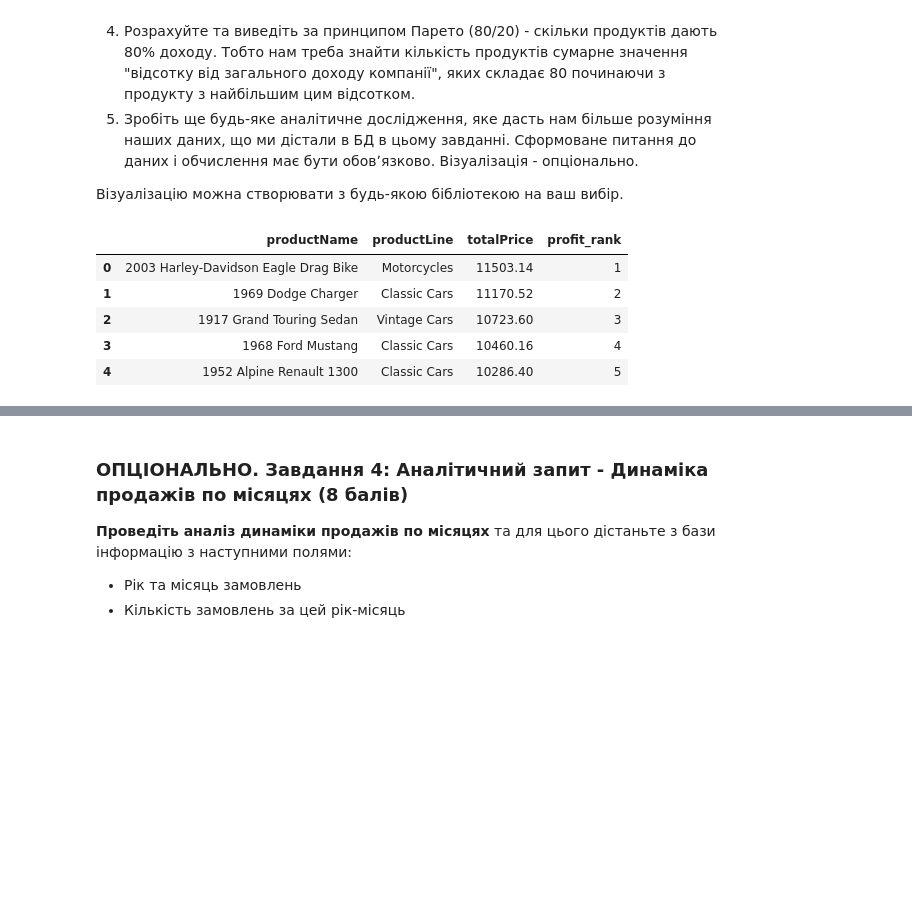
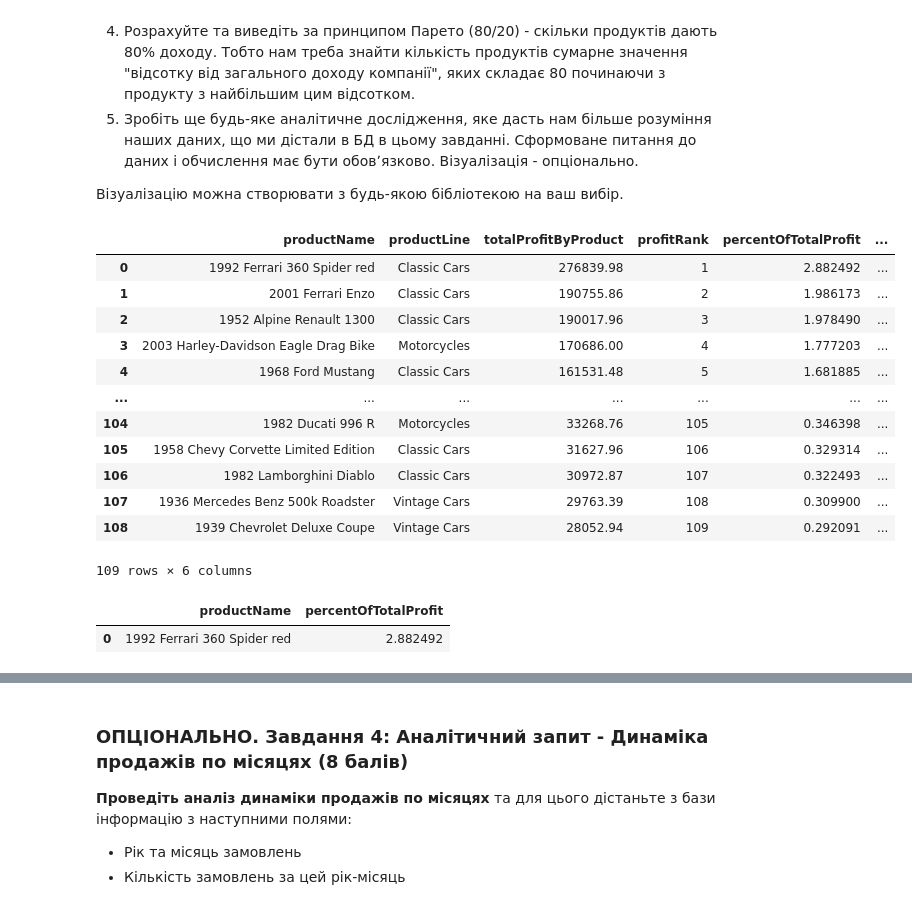
Before and after one commit to olesia-za/python_for_ds_tasks, a Jupyter notebook: hometasks/OZ_Done_11_HW1_Integration_Python_and_SQL_data_request.ipynb, the cells around one changed output, grey strips where cells are left out. Saved outputs shown, nothing was run; the diff lists cells and outputs as text; code cells hidden in the pictures; blank space fills up the shorter version.

```diff
--- a/hometasks/OZ_Done_11_HW1_Integration_Python_and_SQL_data_request.ipynb
+++ b/hometasks/OZ_Done_11_HW1_Integration_Python_and_SQL_data_request.ipynb
@@ -254,38 +262,53 @@ Name: totalPrice, dtype: float64
 Візуалізацію можна створювати з будь-якою бібліотекою на ваш вибір.
 # %%
 profit_by_products= text("""
-    WITH products_by_profit as(
-    SELECT p.productName, p.productLine, od.quantityOrdered * od.priceEach as totalPrice
-    FROM orderdetails od
-    LEFT JOIN products p ON od.productCode = p.productCode
-    ORDER BY totalPrice DESC
-    )
-
-    SELECT productName, productLine, totalPrice,
-           RANK() OVER (ORDER BY totalPrice DESC) as profit_rank
-    FROM products_by_profit
+WITH products_by_profit_sum AS (
+    SELECT p.productCode,
+    	p.productName,
+    	p.productLine,
+    	SUM(od.quantityOrdered * od.priceEach) AS totalProfitByProduct
+    FROM classicmodels.orderdetails od
+    LEFT JOIN classicmodels.products p ON od.productCode = p.productCode
+    GROUP BY p.productCode, p.productName, p.productLine
+    ORDER BY totalProfitByProduct  DESC)
+SELECT productName, productLine, totalProfitByProduct,
+           RANK() OVER (ORDER BY totalProfitByProduct DESC) as profitRank,
+           (totalProfitByProduct * 100/(SELECT SUM(totalProfitByProduct) FROM products_by_profit_sum)) AS percentOfTotalProfit,
+           round((totalProfitByProduct-avgByProductLine)/avgByProductLine*100,3) AS diffWithAvgByProductLine
+FROM
+	(SELECT productCode, productName, productLine, totalProfitByProduct,
+	    	AVG(totalProfitByProduct) OVER(
+	    		PARTITION BY productLine
+	    		) AS avgByProductLine
+	FROM products_by_profit_sum
+	ORDER BY totalProfitByProduct DESC
+	) AS tmp
+    ORDER BY percentOfTotalProfit DESC
 """)
-
-# Параметри як словник
-# start_date = datetime.date(2004, 1, 1)
-# end_date = datetime.date(2004, 12, 31)
 
 profit_by_products = pd.read_sql(
     profit_by_products,
     engine,
-    # params={
-    #     'start_date': start_date,
-    #     'end_date': end_date
-    # }
-    # # parse_dates=['hire_date']
 )
 
-# df_order_details_for_2004['totalPrice'] = round(df_order_details_for_2004['quantityOrdered'] * df_order_details_for_2004['priceEach'],2)
-display(profit_by_products.head())
+display(profit_by_products)
 # %% [output]
-|  | productName | productLine | totalPrice | profit_rank |
-| 0 | 2003 Harley-Davidson Eagle Drag Bike | Motorcycles | 11503.14 | 1 |
-| 1 | 1969 Dodge Charger | Classic Cars | 11170.52 | 2 |
-| 2 | 1917 Grand Touring Sedan | Vintage Cars | 10723.60 | 3 |
-| 3 | 1968 Ford Mustang | Classic Cars | 10460.16 | 4 |
-| 4 | 1952 Alpine Renault 1300 | Classic Cars | 10286.40 | 5 |
+|  | productName | productLine | totalProfitByProduct | profitRank | percentOfTotalProfit | ... |
+| 0 | 1992 Ferrari 360 Spider red | Classic Cars | 276839.98 | 1 | 2.882492 | ... |
+| 1 | 2001 Ferrari Enzo | Classic Cars | 190755.86 | 2 | 1.986173 | ... |
+| 2 | 1952 Alpine Renault 1300 | Classic Cars | 190017.96 | 3 | 1.978490 | ... |
+| 3 | 2003 Harley-Davidson Eagle Drag Bike | Motorcycles | 170686.00 | 4 | 1.777203 | ... |
+| 4 | 1968 Ford Mustang | Classic Cars | 161531.48 | 5 | 1.681885 | ... |
+| ... | ... | ... | ... | ... | ... | ... |
+| 104 | 1982 Ducati 996 R | Motorcycles | 33268.76 | 105 | 0.346398 | ... |
+| 105 | 1958 Chevy Corvette Limited Edition | Classic Cars | 31627.96 | 106 | 0.329314 | ... |
+| 106 | 1982 Lamborghini Diablo | Classic Cars | 30972.87 | 107 | 0.322493 | ... |
+| 107 | 1936 Mercedes Benz 500k Roadster | Vintage Cars | 29763.39 | 108 | 0.309900 | ... |
+| 108 | 1939 Chevrolet Deluxe Coupe | Vintage Cars | 28052.94 | 109 | 0.292091 | ... |
+109 rows × 6 columns
+# %%
+# 1
+profit_by_products[['productName','percentOfTotalProfit']].nlargest(1, 'percentOfTotalProfit')
+# %% [output]
+|  | productName | percentOfTotalProfit |
+| 0 | 1992 Ferrari 360 Spider red | 2.882492 |
```
Also changed, not shown: parts of 9 cells of this notebook.
